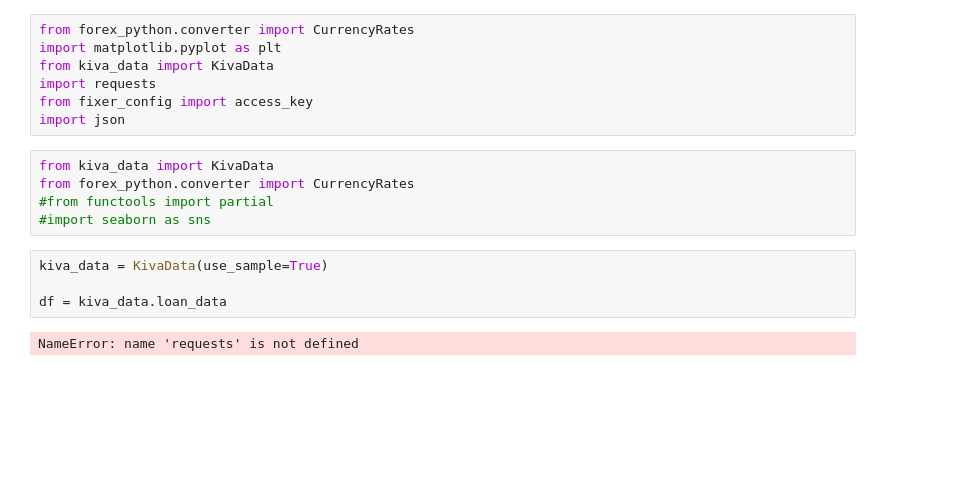
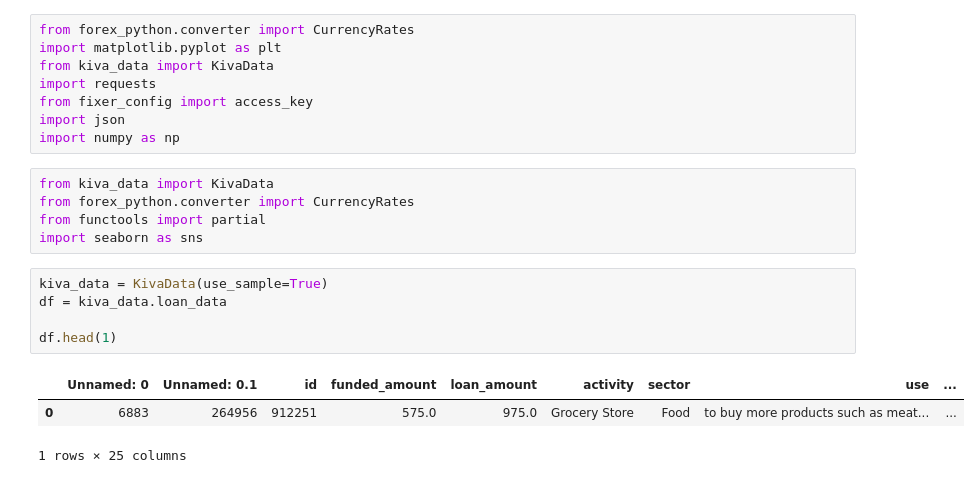
Before and after one commit to feng443/RUDS-Proj1-Kiva-Crowd-Funding-Visualization, a Jupyter notebook: kiva_data_exploring3.ipynb, the cells around one changed output. Cells and saved outputs as stored; diff of their text form; blank space fills up the shorter version.

```diff
--- a/kiva_data_exploring3.ipynb
+++ b/kiva_data_exploring3.ipynb
@@ -5,14 +5,18 @@ from kiva_data import KivaData
 import requests
 from fixer_config import access_key
 import json
+import numpy as np
 # %%
 from kiva_data import KivaData
 from forex_python.converter import CurrencyRates
-#from functools import partial
-#import seaborn as sns
+from functools import partial
+import seaborn as sns
 # %%
 kiva_data = KivaData(use_sample=True)
+df = kiva_data.loan_data
 
-df = kiva_data.loan_data
+df.head(1)
 # %% [output]
+|  | Unnamed: 0 | Unnamed: 0.1 | id | funded_amount | loan_amount | activity | sector | use | ... |
+| 0 | 6883 | 264956 | 912251 | 575.0 | 975.0 | Grocery Store | Food | to buy more products such as meat... | ... |
-NameError: name 'requests' is not defined
+1 rows × 25 columns
```
Also changed, not shown: parts of 2 cells of this notebook, 3 other files.
